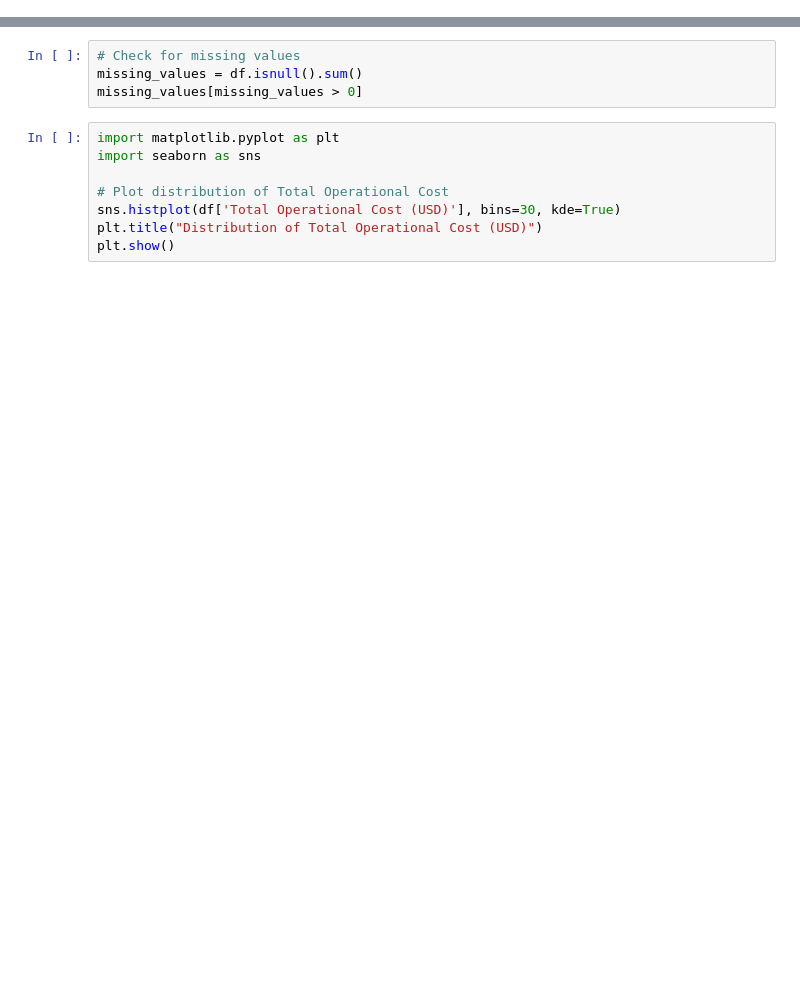
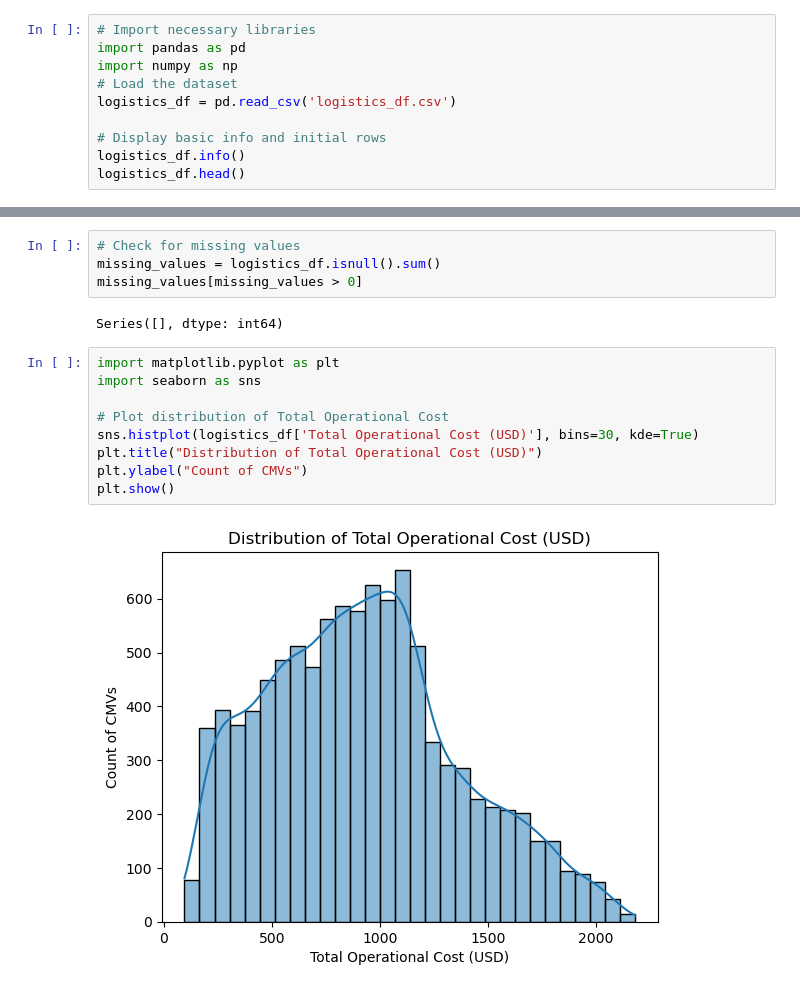
Before and after one commit to pcpetty/logistics-optimization-project, a Jupyter notebook: notebooks/01_data_exploration.ipynb, the cells around one changed output, grey strips where cells are left out. Drawn from its saved outputs; the diff is of its cells as text; blank space fills up the shorter version.

```diff
--- a/notebooks/01_data_exploration.ipynb
+++ b/notebooks/01_data_exploration.ipynb
@@ -23,0 +12,10 @@ df.head()
+# %%
+# Import necessary libraries
+import pandas as pd
+import numpy as np
+# Load the dataset
+logistics_df = pd.read_csv('logistics_df.csv')
+
+# Display basic info and initial rows
+logistics_df.info()
+logistics_df.head()
@@ -27,12 +61,17 @@ df.describe()
 # %%
 # Check for missing values
-missing_values = df.isnull().sum()
+missing_values = logistics_df.isnull().sum()
 missing_values[missing_values > 0]
+# %% [output]
+Series([], dtype: int64)
 # %%
 import matplotlib.pyplot as plt
 import seaborn as sns
 
 # Plot distribution of Total Operational Cost
-sns.histplot(df['Total Operational Cost (USD)'], bins=30, kde=True)
+sns.histplot(logistics_df['Total Operational Cost (USD)'], bins=30, kde=True)
 plt.title("Distribution of Total Operational Cost (USD)")
+plt.ylabel("Count of CMVs")
 plt.show()
+# %% [output]
+[figure, added]
```
Also changed, not shown: parts of 7 cells of this notebook, 7 other files.
